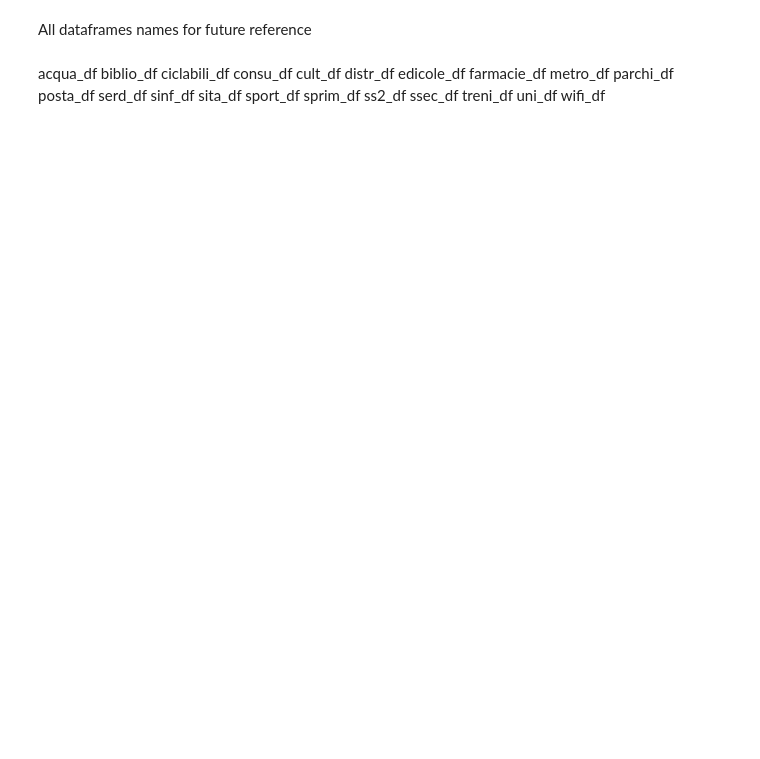
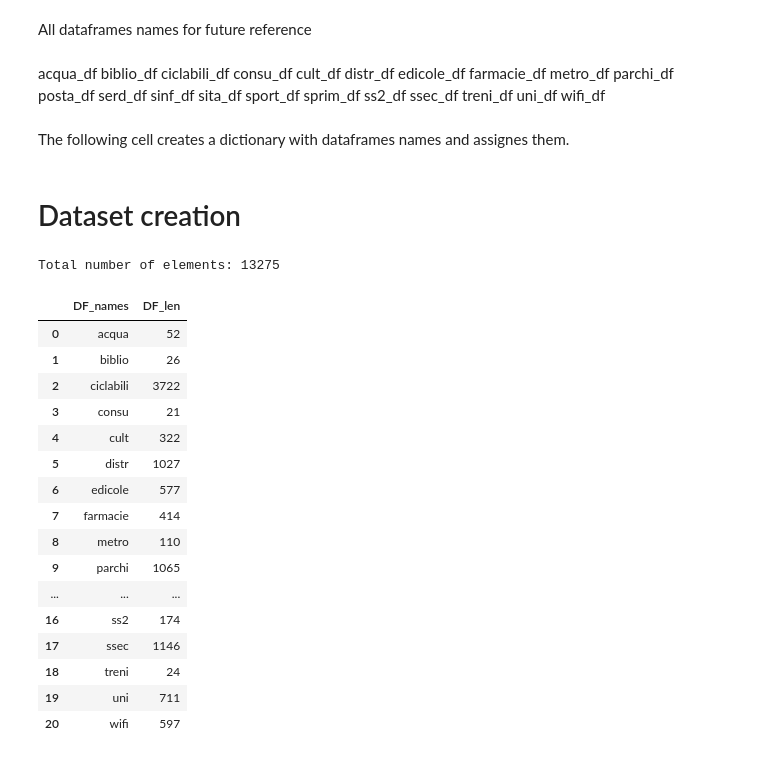
Before and after one commit to giuliofrey/bsc_thesis, a Jupyter notebook: data_cleaning.ipynb, the cells around one changed output. Cells and saved outputs as stored; diff of their text form; code cells hidden in the pictures; blank space fills up the shorter version.

```diff
--- a/data_cleaning.ipynb
+++ b/data_cleaning.ipynb
@@ -364,3 +517,5 @@ uni_df
 wifi_df
 # %%
 df_list=[acqua_df, biblio_df, ciclabili_df, consu_df, cult_df, distr_df, edicole_df, farmacie_df, metro_df, parchi_df, posta_df, serd_df, sinf_df ,sita_df ,sport_df ,sprim_df ,ss2_df ,ssec_df ,treni_df ,uni_df, wifi_df]
+# %% [markdown]
+The following cell creates a dictionary with dataframes names and assignes them.
@@ -366,0 +549,40 @@ df_list=[acqua_df, biblio_df, ciclabili_df, consu_df, cult_df, distr_df, edicole
+# %% [markdown]
+# Dataset creation
+# %%
+def create_lengths_dataset(list):
+    """
+    This function creates a dataset with the lengths of the varius indiivudal dataset. It will be used to check that no data is lost doring the data cleaning process.
+    :param list: list of the datasets to include
+    :return: dataset with names and number of elements
+    """
+    names_col=[]
+    len_col=[]
+    for dataframe in list:
+        nam_dataset=dataframe.name
+        len_dataset=len(dataframe)
+        names_col.append(nam_dataset)
+        len_col.append(len_dataset)
+    df = pd.DataFrame({'DF_names': names_col, 'DF_len': len_col})
+    print('Total number of elements:',sum(len_col))
+    return df
+# %%
+create_lengths_dataset(df_list)
+# %% [output]
+Total number of elements: 13275
+|  | DF_names | DF_len |
+| 0 | acqua | 52 |
+| 1 | biblio | 26 |
+| 2 | ciclabili | 3722 |
+| 3 | consu | 21 |
+| 4 | cult | 322 |
+| 5 | distr | 1027 |
+| 6 | edicole | 577 |
+| 7 | farmacie | 414 |
+| 8 | metro | 110 |
+| 9 | parchi | 1065 |
+| ... | ... | ... |
+| 16 | ss2 | 174 |
+| 17 | ssec | 1146 |
+| 18 | treni | 24 |
+| 19 | uni | 711 |
+| 20 | wifi | 597 |
```
Also changed, not shown: parts of 32 cells of this notebook, 2 other files.
